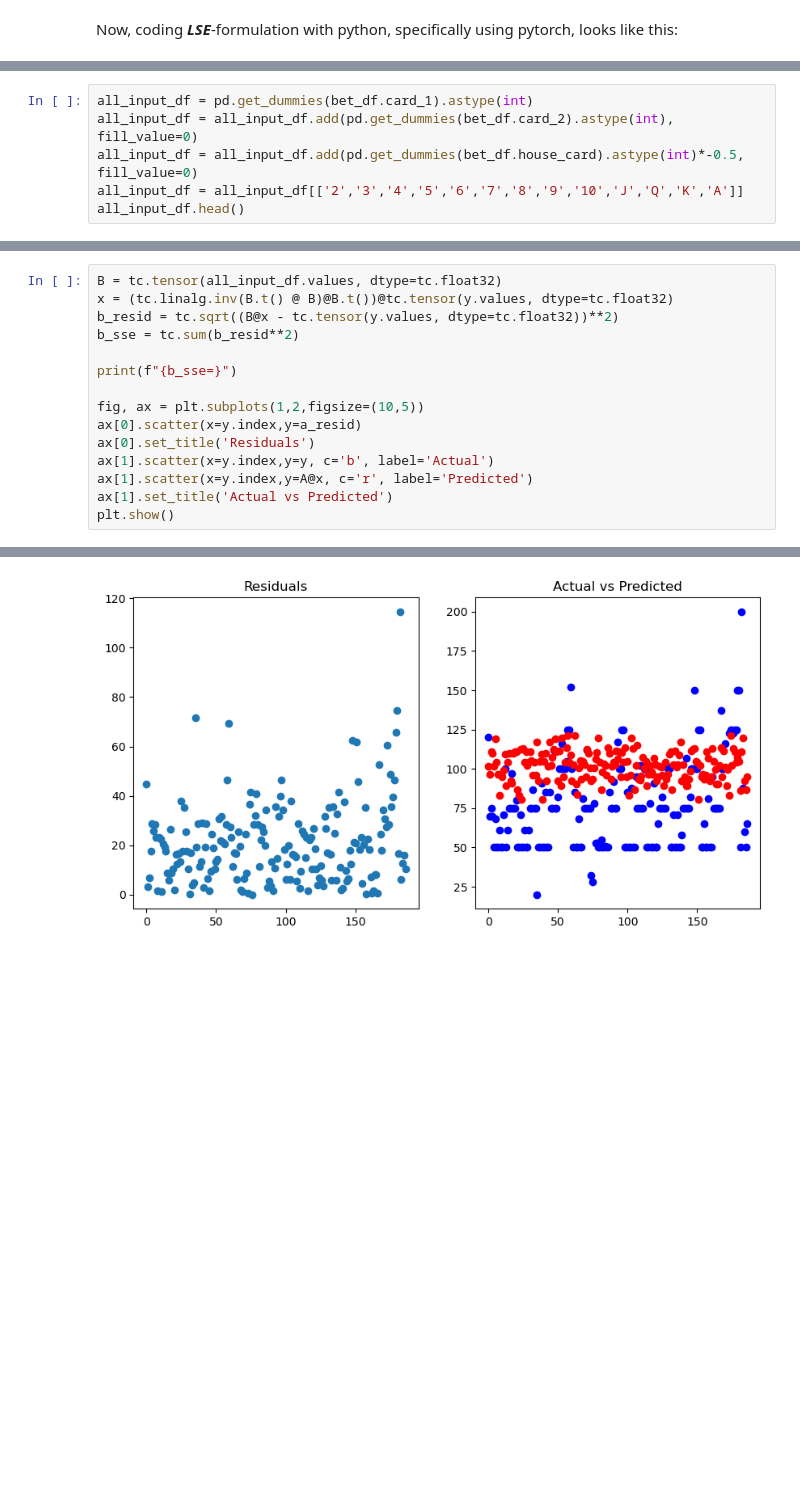
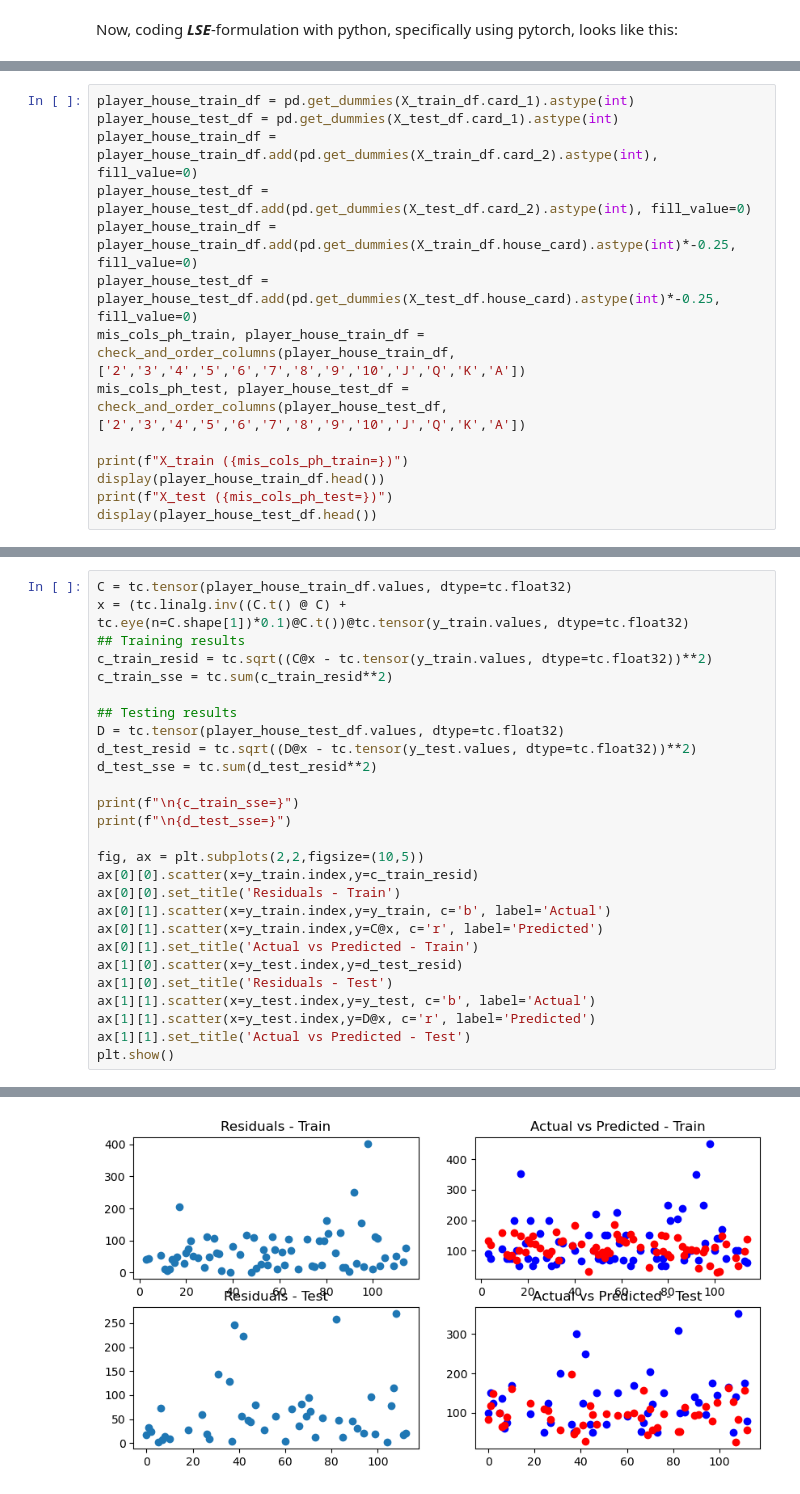
Before and after one commit to jcstrydom/black-jack, a Jupyter notebook: notebooks/regression_modeling.ipynb, the cells around one changed output, grey strips where cells are left out. Drawn from its saved outputs; the diff is of its cells as text; blank space fills up the shorter version.

```diff
--- a/notebooks/regression_modeling.ipynb
+++ b/notebooks/regression_modeling.ipynb
@@ -186,7 +255,15 @@ a_sse=tensor(133223.)
 # %%
-all_input_df = pd.get_dummies(bet_df.card_1).astype(int)
-all_input_df = all_input_df.add(pd.get_dummies(bet_df.card_2).astype(int), fill_value=0)
-all_input_df = all_input_df.add(pd.get_dummies(bet_df.house_card).astype(int)*-0.5, fill_value=0)
-all_input_df = all_input_df[['2','3','4','5','6','7','8','9','10','J','Q','K','A']]
-all_input_df.head()
+player_house_train_df = pd.get_dummies(X_train_df.card_1).astype(int)
+player_house_test_df = pd.get_dummies(X_test_df.card_1).astype(int)
+player_house_train_df = player_house_train_df.add(pd.get_dummies(X_train_df.card_2).astype(int), fill_value=0)
+player_house_test_df = player_house_test_df.add(pd.get_dummies(X_test_df.card_2).astype(int), fill_value=0)
+player_house_train_df = player_house_train_df.add(pd.get_dummies(X_train_df.house_card).astype(int)*-0.25, fill_value=0)
+player_house_test_df = player_house_test_df.add(pd.get_dummies(X_test_df.house_card).astype(int)*-0.25, fill_value=0)
+mis_cols_ph_train, player_house_train_df = check_and_order_columns(player_house_train_df,['2','3','4','5','6','7','8','9','10','J','Q','K','A'])
+mis_cols_ph_test, player_house_test_df = check_and_order_columns(player_house_test_df,['2','3','4','5','6','7','8','9','10','J','Q','K','A'])
+
+print(f"X_train ({mis_cols_ph_train=})")
+display(player_house_train_df.head())
+print(f"X_test ({mis_cols_ph_test=})")
+display(player_house_test_df.head())
 # %% [output]
@@ -199,16 +284,28 @@ all_input_df.head()
 # %%
-B = tc.tensor(all_input_df.values, dtype=tc.float32)
-x = (tc.linalg.inv(B.t() @ B)@B.t())@tc.tensor(y.values, dtype=tc.float32)
-b_resid = tc.sqrt((B@x - tc.tensor(y.values, dtype=tc.float32))**2)
-b_sse = tc.sum(b_resid**2)
+C = tc.tensor(player_house_train_df.values, dtype=tc.float32)
+x = (tc.linalg.inv((C.t() @ C) + tc.eye(n=C.shape[1])*0.1)@C.t())@tc.tensor(y_train.values, dtype=tc.float32)
+## Training results
+c_train_resid = tc.sqrt((C@x - tc.tensor(y_train.values, dtype=tc.float32))**2)
+c_train_sse = tc.sum(c_train_resid**2)
 
-print(f"{b_sse=}")
+## Testing results
+D = tc.tensor(player_house_test_df.values, dtype=tc.float32)
+d_test_resid = tc.sqrt((D@x - tc.tensor(y_test.values, dtype=tc.float32))**2)
+d_test_sse = tc.sum(d_test_resid**2)
 
-fig, ax = plt.subplots(1,2,figsize=(10,5))
-ax[0].scatter(x=y.index,y=a_resid)
-ax[0].set_title('Residuals')
-ax[1].scatter(x=y.index,y=y, c='b', label='Actual')
-ax[1].scatter(x=y.index,y=A@x, c='r', label='Predicted')
-ax[1].set_title('Actual vs Predicted')
+print(f"\n{c_train_sse=}")
+print(f"\n{d_test_sse=}")
+
+fig, ax = plt.subplots(2,2,figsize=(10,5))
+ax[0][0].scatter(x=y_train.index,y=c_train_resid)
+ax[0][0].set_title('Residuals - Train')
+ax[0][1].scatter(x=y_train.index,y=y_train, c='b', label='Actual')
+ax[0][1].scatter(x=y_train.index,y=C@x, c='r', label='Predicted')
+ax[0][1].set_title('Actual vs Predicted - Train')
+ax[1][0].scatter(x=y_test.index,y=d_test_resid)
+ax[1][0].set_title('Residuals - Test')
+ax[1][1].scatter(x=y_test.index,y=y_test, c='b', label='Actual')
+ax[1][1].scatter(x=y_test.index,y=D@x, c='r', label='Predicted')
+ax[1][1].set_title('Actual vs Predicted - Test')
 plt.show()
 # %% [output]
@@ -216 +315 @@ b_sse=tensor(126503.5156)
-[figure, old version]
+[figure, new version]
```
Also changed, not shown: parts of 31 cells of this notebook.
